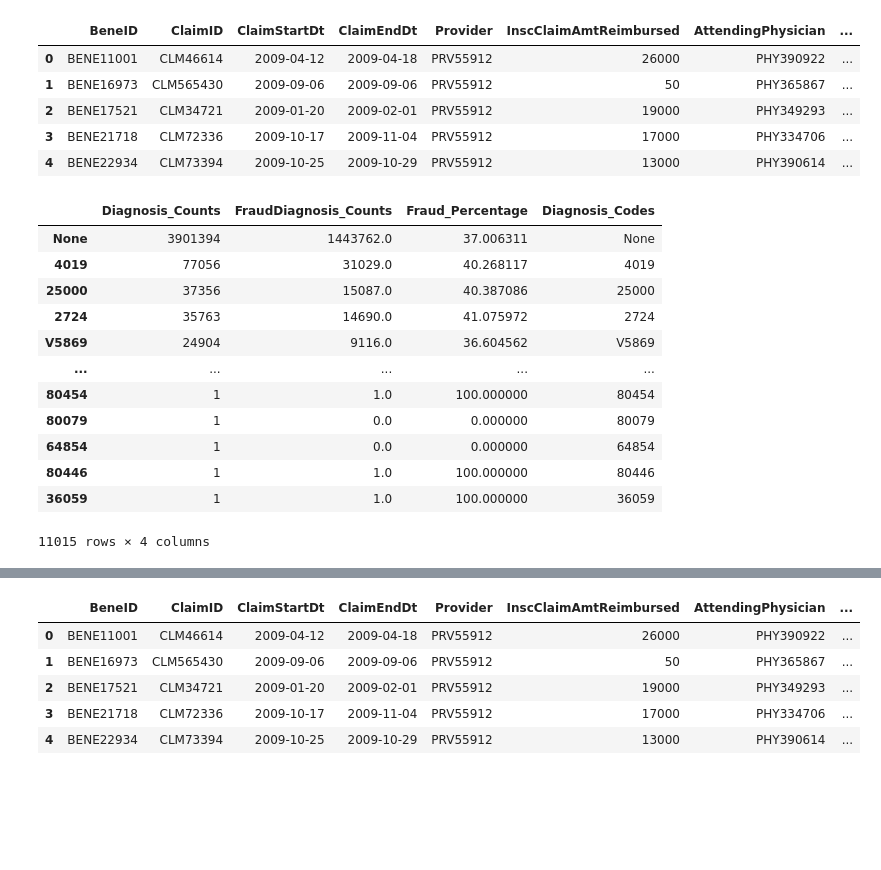
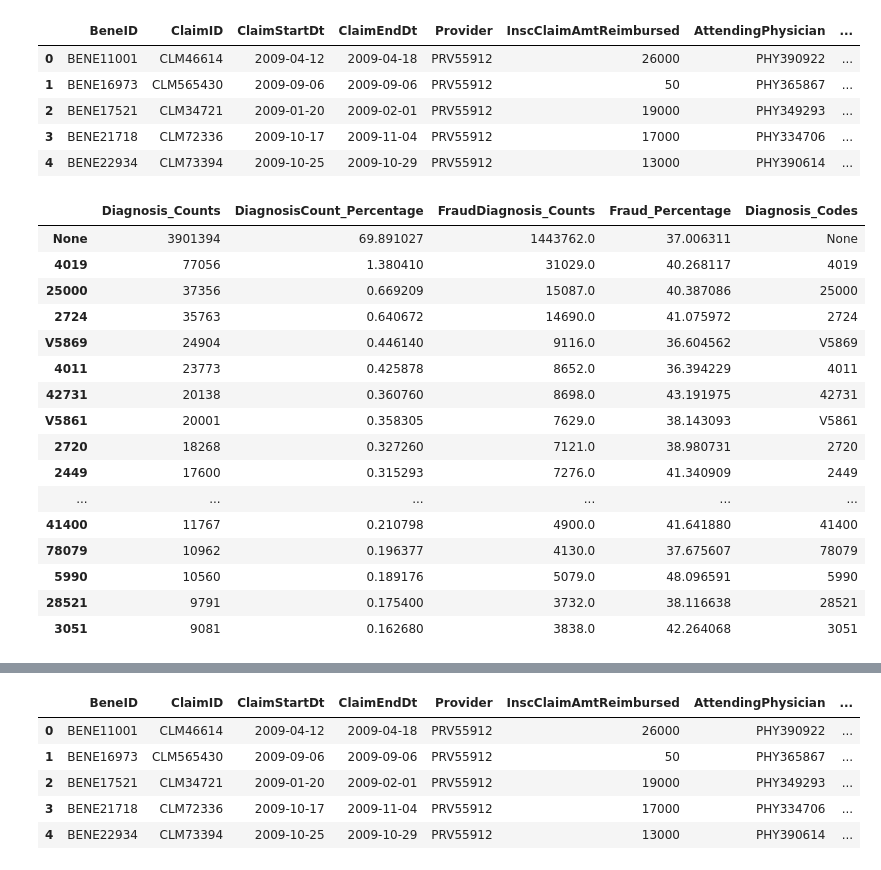
Before and after one commit to kristinteves/Healthcare_Fraud, a Jupyter notebook: Van/HealthcareFraud_DataProcessing.ipynb, the cells around one changed output, grey strips where cells are left out. Drawn from its saved outputs; the diff is of its cells as text; code cells hidden in the pictures; blank space fills up the shorter version.

```diff
--- a/Van/HealthcareFraud_DataProcessing.ipynb
+++ b/Van/HealthcareFraud_DataProcessing.ipynb
@@ -1047,22 +1048,26 @@ combined_DiagnosisCounts['FraudDiagnosis_Counts'] = combined_FraudDiagnosis['Dia
 combined_DiagnosisCounts['Fraud_Percentage'] = combined_DiagnosisCounts['FraudDiagnosis_Counts']/combined_DiagnosisCounts['Diagnosis_Counts']*100
 combined_DiagnosisCounts['Diagnosis_Codes'] = combined_DiagnosisCounts.index
 combined_DiagnosisCounts.fillna(0, inplace=True)
-# %%
-combined_DiagnosisCounts
-# %% [output]
-|  | Diagnosis_Counts | FraudDiagnosis_Counts | Fraud_Percentage | Diagnosis_Codes |
-| None | 3901394 | 1443762.0 | 37.006311 | None |
-| 4019 | 77056 | 31029.0 | 40.268117 | 4019 |
-| 25000 | 37356 | 15087.0 | 40.387086 | 25000 |
-| 2724 | 35763 | 14690.0 | 41.075972 | 2724 |
-| V5869 | 24904 | 9116.0 | 36.604562 | V5869 |
-| ... | ... | ... | ... | ... |
-| 80454 | 1 | 1.0 | 100.000000 | 80454 |
-| 80079 | 1 | 0.0 | 0.000000 | 80079 |
-| 64854 | 1 | 0.0 | 0.000000 | 64854 |
-| 80446 | 1 | 1.0 | 100.000000 | 80446 |
-| 36059 | 1 | 1.0 | 100.000000 | 36059 |
-11015 rows × 4 columns
+# %%
+combined_DiagnosisCounts.sort_values(by='DiagnosisCount_Percentage', ascending=False)[0:20]
+# %% [output]
+|  | Diagnosis_Counts | DiagnosisCount_Percentage | FraudDiagnosis_Counts | Fraud_Percentage | Diagnosis_Codes |
+| None | 3901394 | 69.891027 | 1443762.0 | 37.006311 | None |
+| 4019 | 77056 | 1.380410 | 31029.0 | 40.268117 | 4019 |
+| 25000 | 37356 | 0.669209 | 15087.0 | 40.387086 | 25000 |
+| 2724 | 35763 | 0.640672 | 14690.0 | 41.075972 | 2724 |
+| V5869 | 24904 | 0.446140 | 9116.0 | 36.604562 | V5869 |
+| 4011 | 23773 | 0.425878 | 8652.0 | 36.394229 | 4011 |
+| 42731 | 20138 | 0.360760 | 8698.0 | 43.191975 | 42731 |
+| V5861 | 20001 | 0.358305 | 7629.0 | 38.143093 | V5861 |
+| 2720 | 18268 | 0.327260 | 7121.0 | 38.980731 | 2720 |
+| 2449 | 17600 | 0.315293 | 7276.0 | 41.340909 | 2449 |
+| ... | ... | ... | ... | ... | ... |
+| 41400 | 11767 | 0.210798 | 4900.0 | 41.641880 | 41400 |
+| 78079 | 10962 | 0.196377 | 4130.0 | 37.675607 | 78079 |
+| 5990 | 10560 | 0.189176 | 5079.0 | 48.096591 | 5990 |
+| 28521 | 9791 | 0.175400 | 3732.0 | 38.116638 | 28521 |
+| 3051 | 9081 | 0.162680 | 3838.0 | 42.264068 | 3051 |
 # %%
 def get_percentage(code, df, percentage_col):
     return df.at[code, percentage_col]
```
Also changed, not shown: parts of 38 cells of this notebook, 1 other file.
